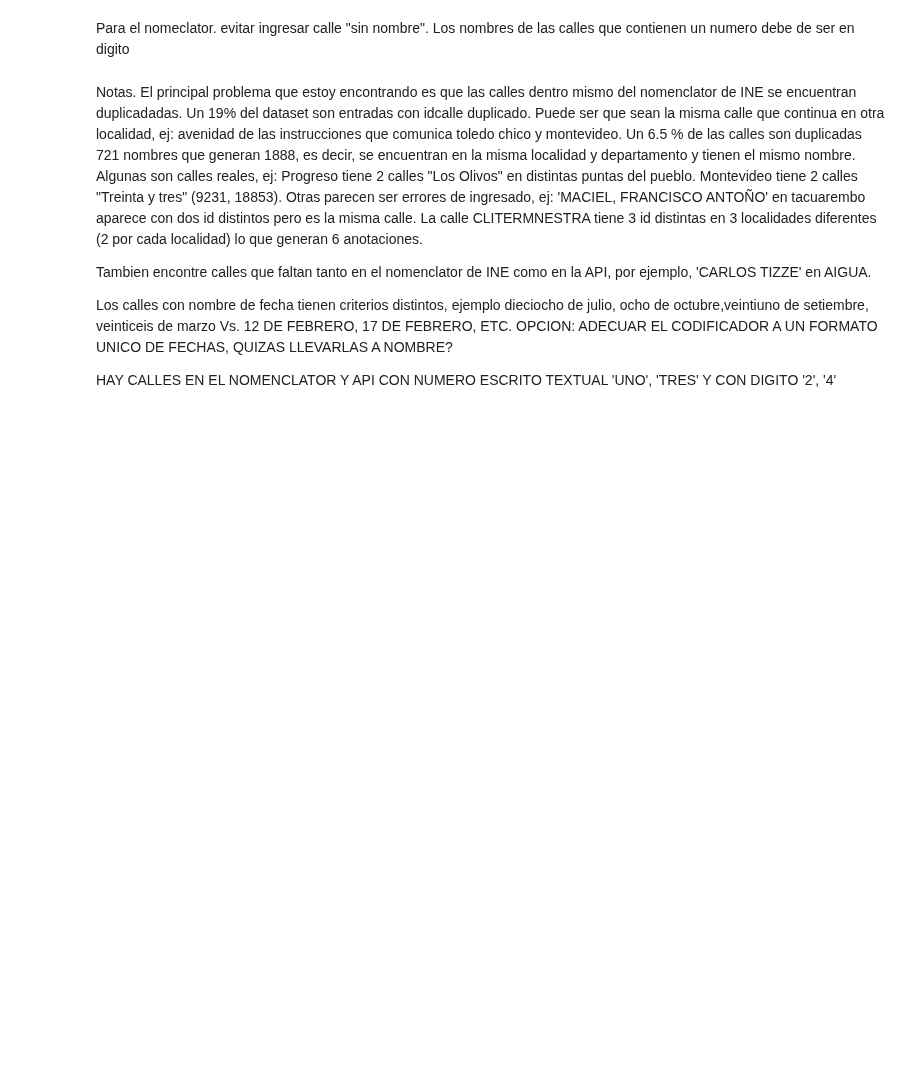
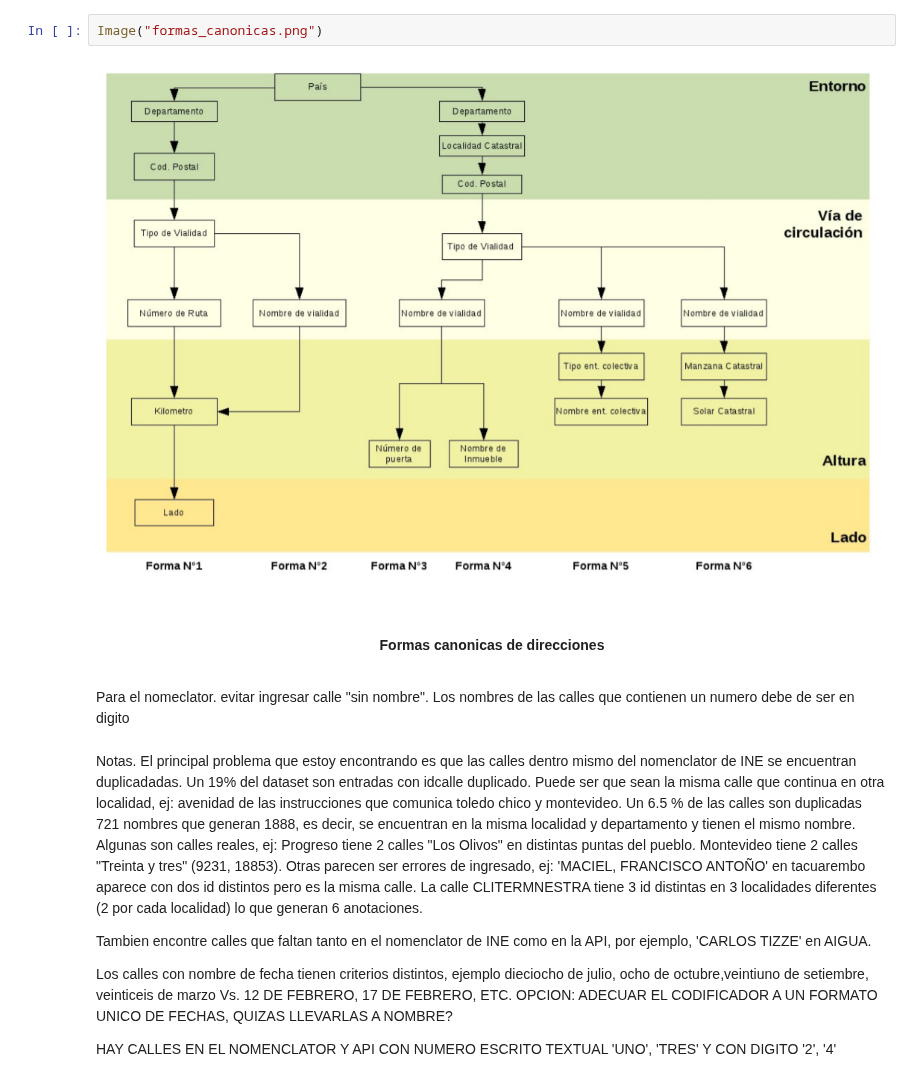
Before and after one commit to Casimistico/street_codification, a Jupyter notebook: Exploracion preliminar.ipynb, the cells around one changed output. Cells and saved outputs as stored; diff of their text form; blank space fills up the shorter version.

```diff
--- a/Exploracion preliminar.ipynb
+++ b/Exploracion preliminar.ipynb
@@ -22,3 +53,9 @@ NameError: name 'df' is not defined
+# %%
+Image("formas_canonicas.png")
+# %% [output]
+[figure, added]
+# %% [markdown]
+<center><h4>Formas canonicas de direcciones</h4></center>
 # %% [markdown]
 Para el nomeclator. evitar ingresar calle "sin nombre".  Los nombres de las calles que contienen un numero debe de ser en digito
 # %% [markdown]
```
Also changed, not shown: parts of 38 cells of this notebook, 1 other file.
